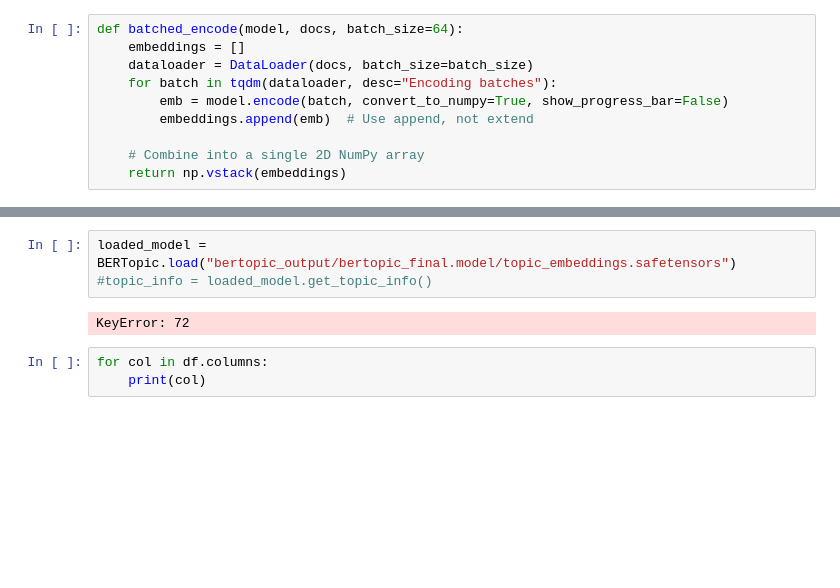
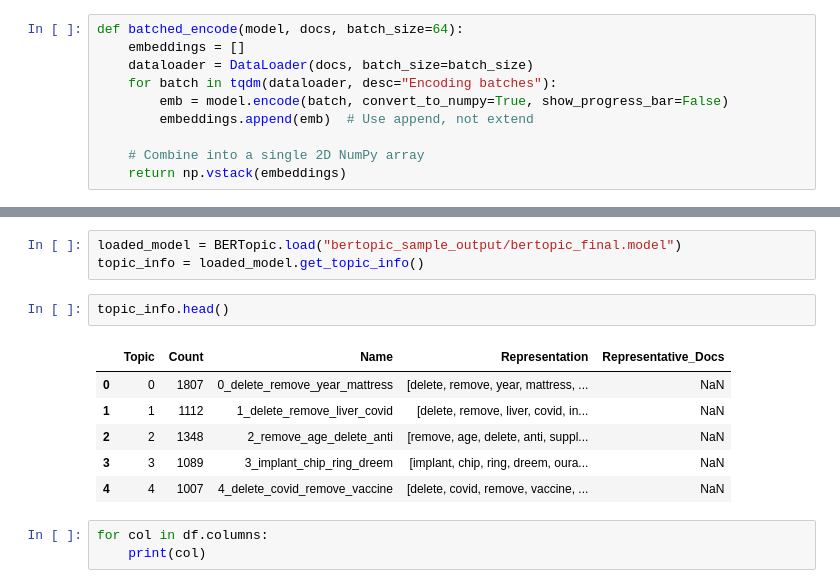
Before and after one commit to Iskken/Echoes-of-Longevity-Research, a Jupyter notebook: SocialMedia/Reddit/notebooks/Reddit_Analysis.ipynb, the cells around one changed output, grey strips where cells are left out. Drawn from its saved outputs; the diff is of its cells as text; blank space fills up the shorter version.

```diff
--- a/SocialMedia/Reddit/notebooks/Reddit_Analysis.ipynb
+++ b/SocialMedia/Reddit/notebooks/Reddit_Analysis.ipynb
@@ -312,8 +306,15 @@ INFO:__main__:Starting preprocessing of 100000 texts...
 # %%
-loaded_model = BERTopic.load("bertopic_output/bertopic_final.model/topic_embeddings.safetensors")
-#topic_info = loaded_model.get_topic_info()
+loaded_model = BERTopic.load("bertopic_sample_output/bertopic_final.model")
+topic_info = loaded_model.get_topic_info()
-# %% [output]
-KeyError: 72
+# %%
+topic_info.head()
+# %% [output]
+|  | Topic | Count | Name | Representation | Representative_Docs |
+| 0 | 0 | 1807 | 0_delete_remove_year_mattress | [delete, remove, year, mattress, ... | NaN |
+| 1 | 1 | 1112 | 1_delete_remove_liver_covid | [delete, remove, liver, covid, in... | NaN |
+| 2 | 2 | 1348 | 2_remove_age_delete_anti | [remove, age, delete, anti, suppl... | NaN |
+| 3 | 3 | 1089 | 3_implant_chip_ring_dreem | [implant, chip, ring, dreem, oura... | NaN |
+| 4 | 4 | 1007 | 4_delete_covid_remove_vaccine | [delete, covid, remove, vaccine, ... | NaN |
 # %%
 for col in df.columns:
     print(col)
```
Also changed, not shown: parts of 4 cells of this notebook.
